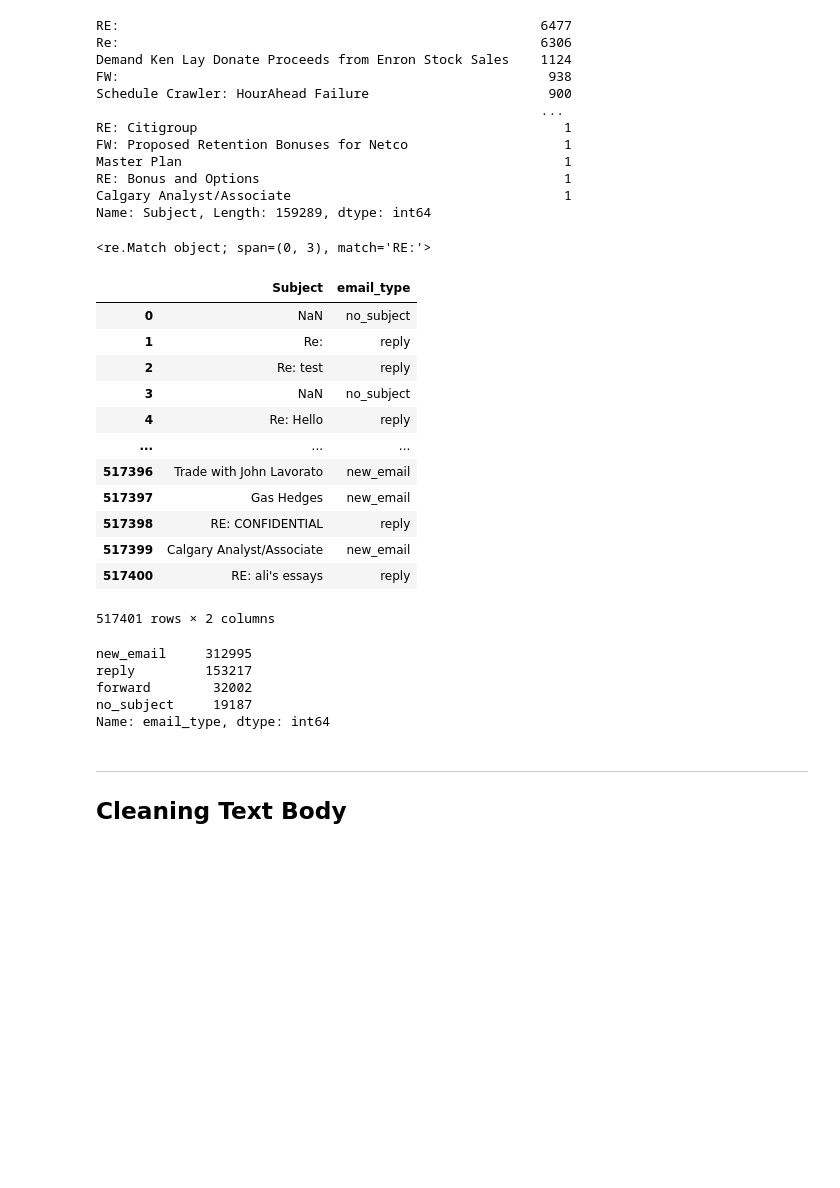
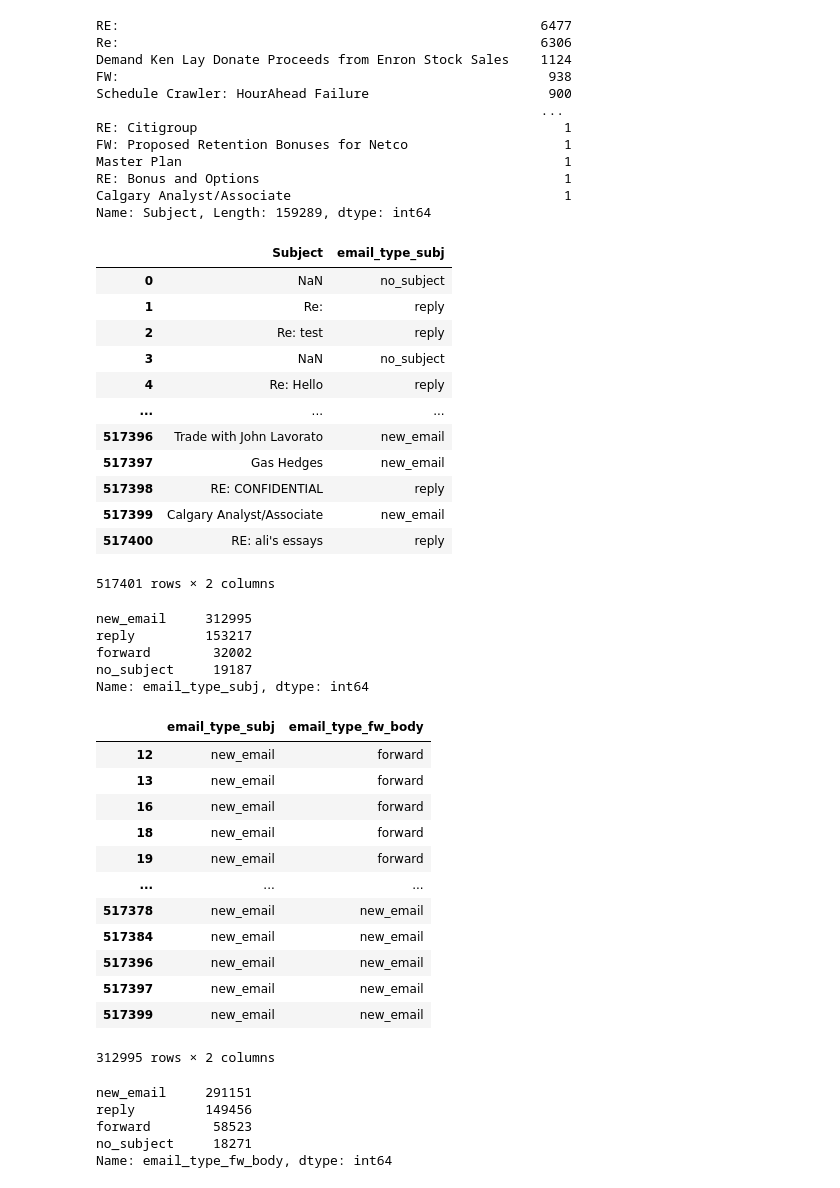
Before and after one commit to smatsubara15/Hedwig, a Jupyter notebook: 02_Data_Ingestion/20230502_Data_Language_v1.ipynb, the cells around one changed output. Saved outputs shown, nothing was run; the diff lists cells and outputs as text; code cells hidden in the pictures; blank space fills up the shorter version.

```diff
--- a/02_Data_Ingestion/20230502_Data_Language_v1.ipynb
+++ b/02_Data_Ingestion/20230502_Data_Language_v1.ipynb
@@ -51,0 +38,3 @@ df.head(10)
+# %%
+pd.options.display.max_colwidth = 1000
+df.head(10)
@@ -68 +71,4 @@ df[['body']]
+# %%
+df['cleaned_body']=df['body'].apply(lambda x: re.sub(r'(?:\n)','',str(x)))
+df['cleaned_body']=df['cleaned_body'].apply(lambda x: re.sub(r'(?:\t)','',str(x)))
 # %%
@@ -99,12 +104,6 @@ Master Plan                                                 1
 RE: Bonus and Options                                       1
 Calgary Analyst/Associate                                   1
 Name: Subject, Length: 159289, dtype: int64
-# %%
-pattern=r'\b(RE:|re:|Re:)'
-text="RE: Bonus and Options 1"
-re.match(pattern,text)
-# %% [output]
-<re.Match object; span=(0, 3), match='RE:'>
 # %%
 def email_type(x):
     pattern_re=r'\b(RE:|re:|Re:)'
@@ -120,9 +126,9 @@ def email_type(x):
 # %%
-df['email_type']=df['Subject'].apply(lambda x: email_type(x))
+df['email_type_subj']=df['Subject'].apply(lambda x: email_type(x))
 # %%
-df[['Subject','email_type']]
+df[['Subject','email_type_subj']]
 # %% [output]
-|  | Subject | email_type |
+|  | Subject | email_type_subj |
 | 0 | NaN | no_subject |
 | 1 | Re: | reply |
 | 2 | Re: test | reply |
@@ -136,13 +142,10 @@ df[['Subject','email_type']]
 | 517400 | RE: ali's essays | reply |
 517401 rows × 2 columns
 # %%
-df['email_type'].value_counts()
+df['email_type_subj'].value_counts()
 # %% [output]
 new_email     312995
 reply         153217
 forward        32002
 no_subject     19187
-Name: email_type, dtype: int64
+Name: email_type_subj, dtype: int64
-# %% [markdown]
-----
-## Cleaning Text Body
@@ -148,0 +154,24 @@ Name: email_type, dtype: int64
+# %%
+df[df.email_type_subj=='new_email'][['email_type_subj','email_type_fw_body']]
+# %% [output]
+|  | email_type_subj | email_type_fw_body |
+| 12 | new_email | forward |
+| 13 | new_email | forward |
+| 16 | new_email | forward |
+| 18 | new_email | forward |
+| 19 | new_email | forward |
+| ... | ... | ... |
+| 517378 | new_email | new_email |
+| 517384 | new_email | new_email |
+| 517396 | new_email | new_email |
+| 517397 | new_email | new_email |
+| 517399 | new_email | new_email |
+312995 rows × 2 columns
+# %%
+df['email_type_fw_body'].value_counts()
+# %% [output]
+new_email     291151
+reply         149456
+forward        58523
+no_subject     18271
+Name: email_type_fw_body, dtype: int64
```
Also changed, not shown: parts of 10 cells of this notebook, 6 other files.
